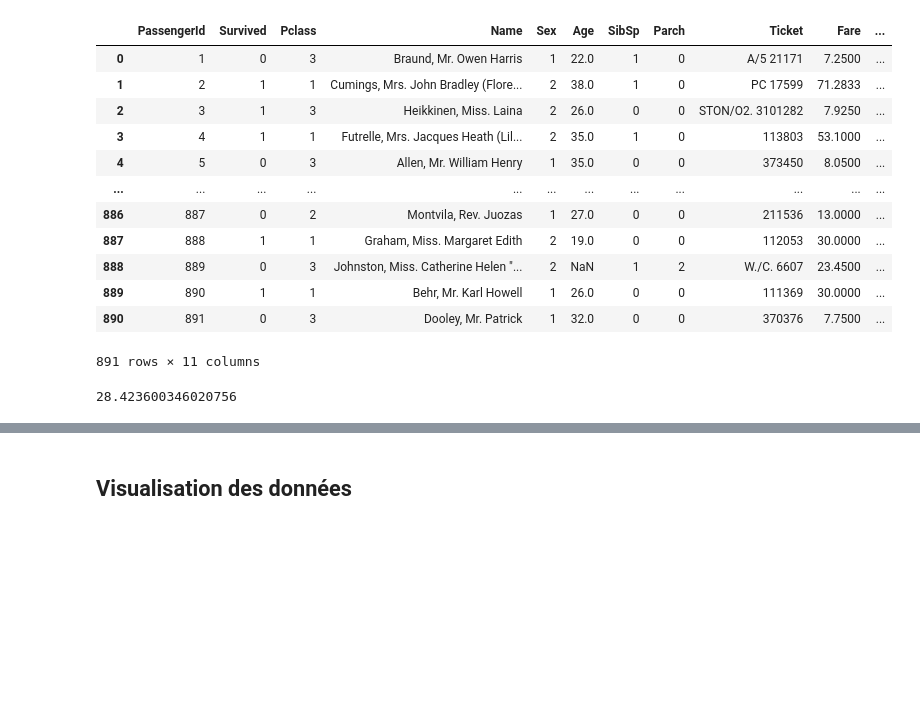
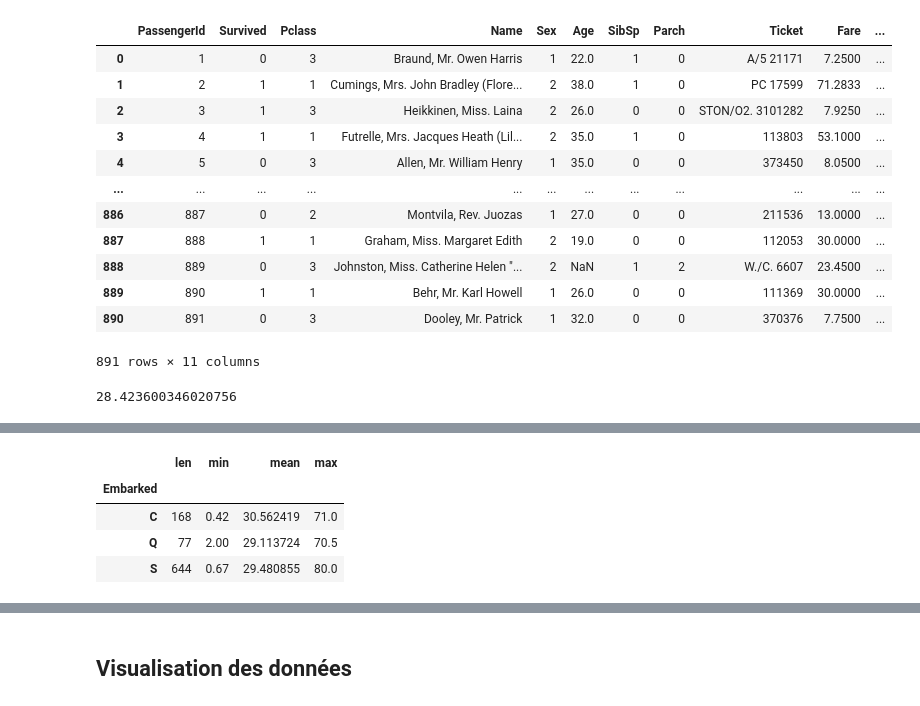
Before and after one commit to DataScIIEnce-ENSIIE/courses-2022-2023, a Jupyter notebook: data-frame-manipulation/pandas.ipynb, the cells around one changed output, grey strips where cells are left out. Drawn from its saved outputs; the diff is of its cells as text; code cells hidden in the pictures; blank space fills up the shorter version.

```diff
--- a/data-frame-manipulation/pandas.ipynb
+++ b/data-frame-manipulation/pandas.ipynb
@@ -277,0 +464,8 @@ np.mean(df_titanic[df_titanic['Survived'] == 1]['Age'])
+# %%
+df_titanic.groupby(['Embarked']).Age.agg([len, min, np.mean, max])
+# %% [output]
+|  | len | min | mean | max |
+| Embarked |  |  |  |  |
+| C | 168 | 0.42 | 30.562419 | 71.0 |
+| Q | 77 | 2.00 | 29.113724 | 70.5 |
+| S | 644 | 0.67 | 29.480855 | 80.0 |
```
Also changed, not shown: parts of 38 cells of this notebook.
